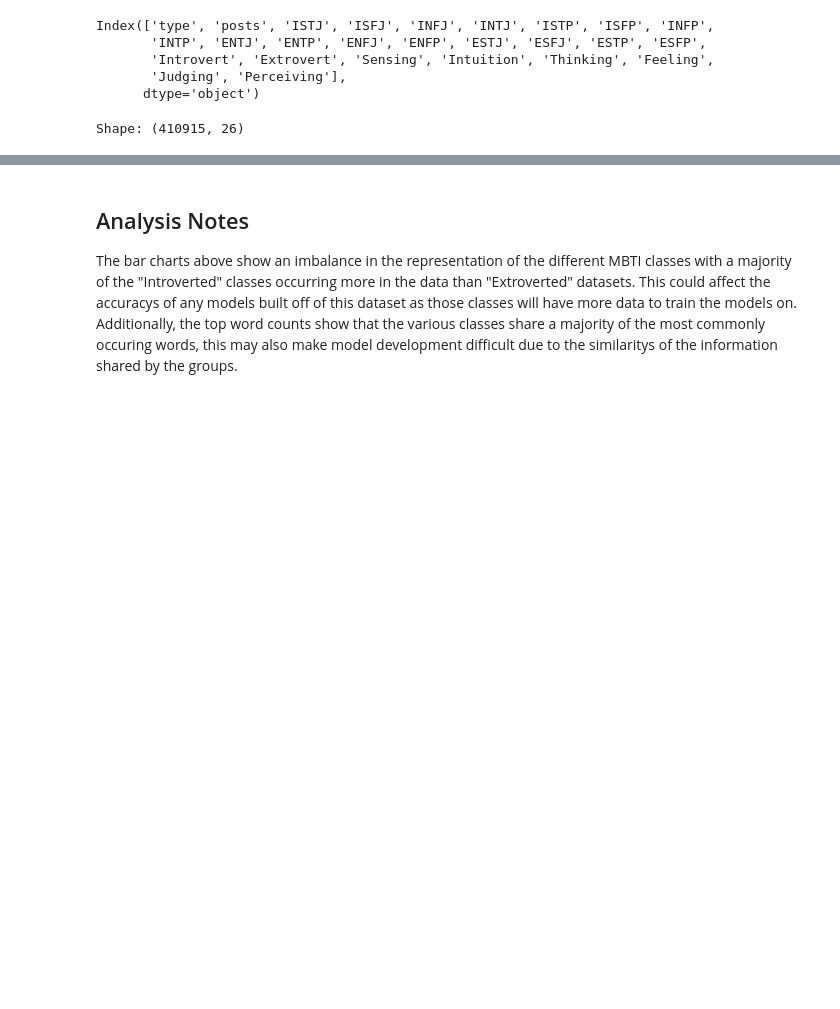
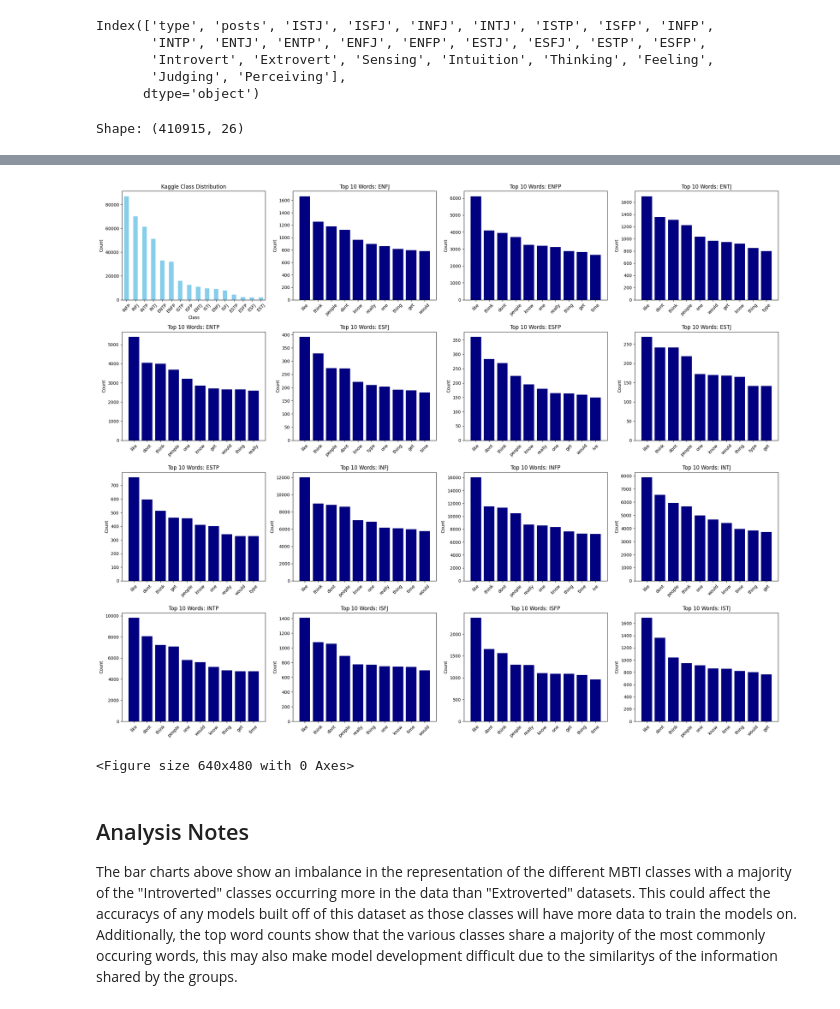
Before and after one commit to alexcyrrr/DATA780-MBTI_PROJECT, a Jupyter notebook: EDA.ipynb, the cells around one changed output, grey strips where cells are left out. Saved outputs shown, nothing was run; the diff lists cells and outputs as text; code cells hidden in the pictures; blank space fills up the shorter version.

```diff
--- a/EDA.ipynb
+++ b/EDA.ipynb
@@ -220,3 +247,32 @@ NameError: name 're' is not defined
+# %%
+# Visualization of class distribution and top words per class
+class_labels = list(grouped.index)
+n_classes = len(class_labels)
+n_plots = min(15, n_classes)  # up to 15 classes for 4x4 grid (1 plot for class dist)
+fig, axes = plt.subplots(4, 4, figsize=(22, 18))
+axes = axes.flatten()
+
+# Plot class distribution
+kaggle_df['type'].value_counts().plot(kind='bar', ax=axes[0], color='skyblue')
+axes[0].set_title('Kaggle Class Distribution')
+axes[0].set_xlabel('Class')
+axes[0].set_ylabel('Count')
+axes[0].tick_params(axis='x', rotation=45)
+
+# Plot top 10 words for each class
+for i, class_name in enumerate(class_labels[:15]):
+    words, counts = zip(*common_words[class_name])
+    axes[i+1].bar(words, counts, color='navy')
+    axes[i+1].set_title(f"Top 10 Words: {class_name}")
+    axes[i+1].tick_params(axis='x', rotation=45)
+    axes[i+1].set_ylabel('Count')
+
+plt.tight_layout()
+plt.show()
+plt.savefig('images/kaggle_word_distribution.png')
+# %% [output]
+[figure, added]
+<Figure size 640x480 with 0 Axes>
 # %% [markdown]
 ## Analysis Notes
 
```
Also changed, not shown: parts of 5 cells of this notebook.
